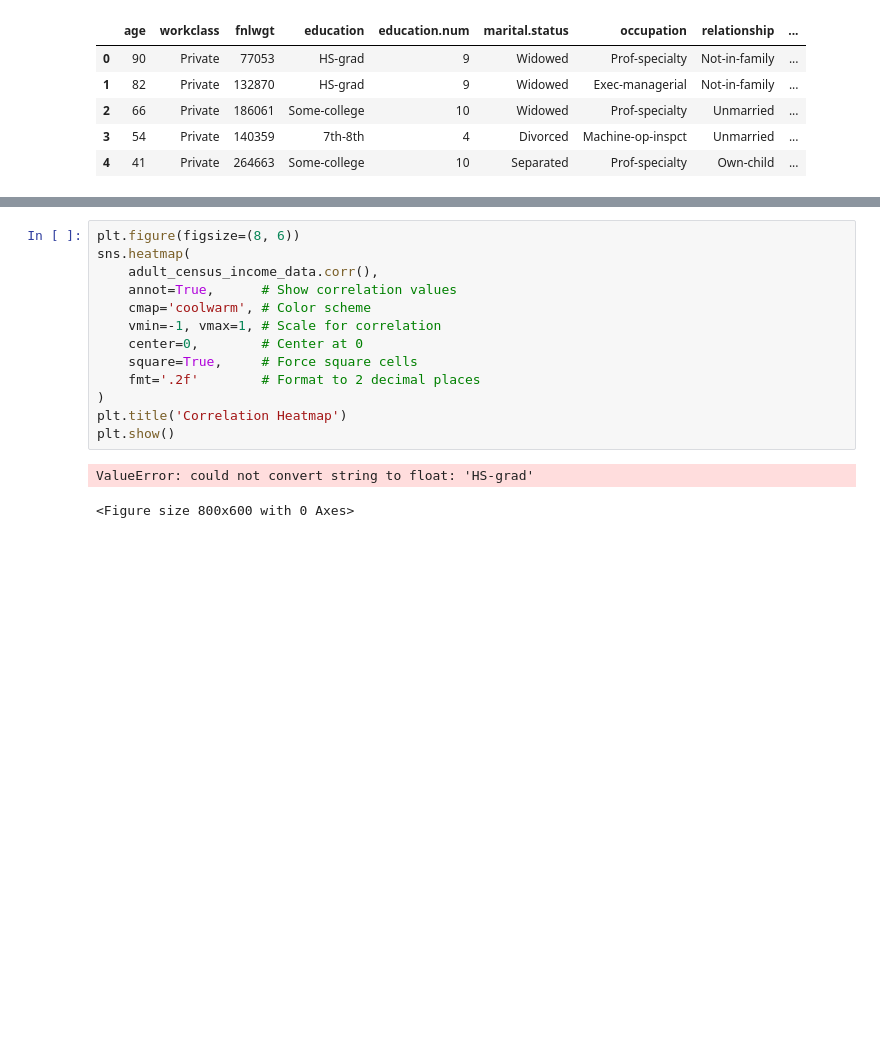
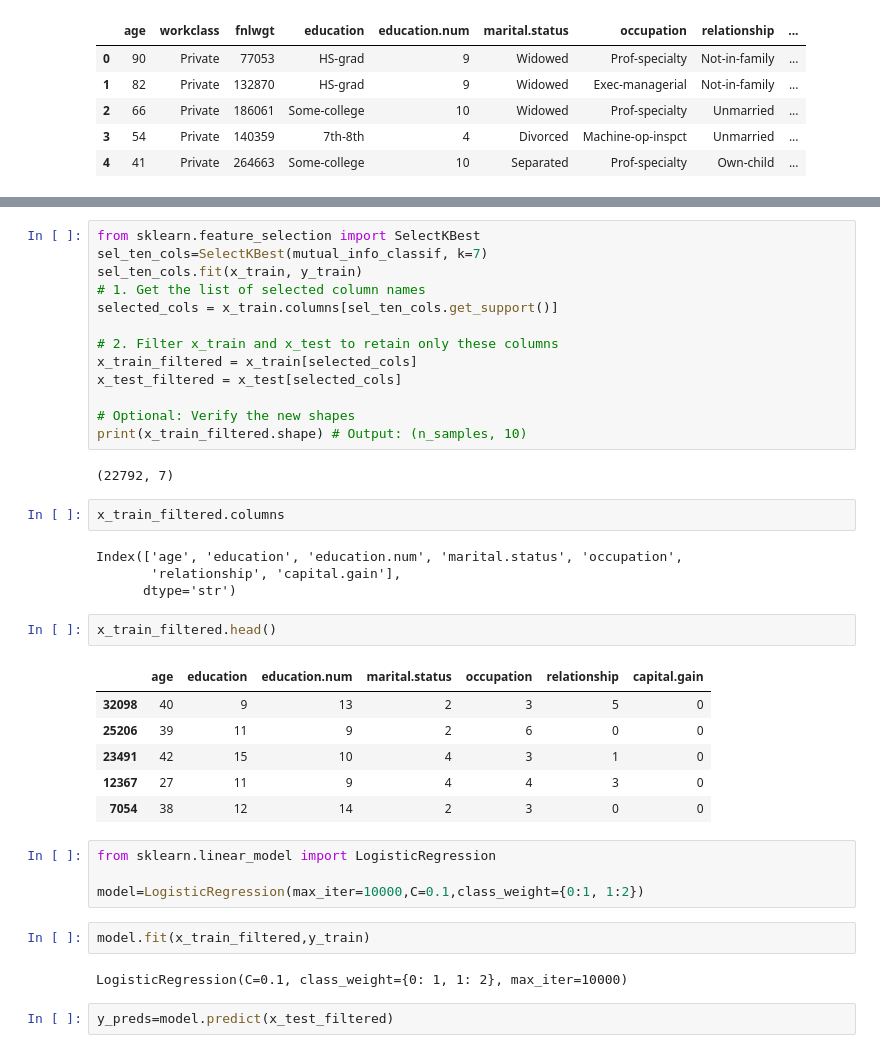
Before and after one commit to niharikajavvaji/Projects, a Jupyter notebook: Adult Census Income Prediction/Adult Census Income.ipynb, the cells around one changed output, grey strips where cells are left out. Drawn from its saved outputs; the diff is of its cells as text; blank space fills up the shorter version.

Commit message:
adult census income prediction completed

```diff
--- a/Adult Census Income Prediction/Adult Census Income.ipynb
+++ b/Adult Census Income Prediction/Adult Census Income.ipynb
@@ -91,16 +155,40 @@ adult_census_income_data.head()
 # %%
-plt.figure(figsize=(8, 6))
-sns.heatmap(
-    adult_census_income_data.corr(),
-    annot=True,      # Show correlation values
-    cmap='coolwarm', # Color scheme
-    vmin=-1, vmax=1, # Scale for correlation
-    center=0,        # Center at 0
-    square=True,     # Force square cells
-    fmt='.2f'        # Format to 2 decimal places
-)
-plt.title('Correlation Heatmap')
-plt.show()
+from sklearn.feature_selection import SelectKBest
+sel_ten_cols=SelectKBest(mutual_info_classif, k=7)
+sel_ten_cols.fit(x_train, y_train)
+# 1. Get the list of selected column names
+selected_cols = x_train.columns[sel_ten_cols.get_support()]
+
+# 2. Filter x_train and x_test to retain only these columns
+x_train_filtered = x_train[selected_cols]
+x_test_filtered = x_test[selected_cols]
+
+# Optional: Verify the new shapes
+print(x_train_filtered.shape) # Output: (n_samples, 10)
 # %% [output]
-ValueError: could not convert string to float: 'HS-grad'
+(22792, 7)
-<Figure size 800x600 with 0 Axes>
+# %%
+x_train_filtered.columns
+# %% [output]
+Index(['age', 'education', 'education.num', 'marital.status', 'occupation',
+       'relationship', 'capital.gain'],
+      dtype='str')
+# %%
+x_train_filtered.head()
+# %% [output]
+|  | age | education | education.num | marital.status | occupation | relationship | capital.gain |
+| 32098 | 40 | 9 | 13 | 2 | 3 | 5 | 0 |
+| 25206 | 39 | 11 | 9 | 2 | 6 | 0 | 0 |
+| 23491 | 42 | 15 | 10 | 4 | 3 | 1 | 0 |
+| 12367 | 27 | 11 | 9 | 4 | 4 | 3 | 0 |
+| 7054 | 38 | 12 | 14 | 2 | 3 | 0 | 0 |
+# %%
+from sklearn.linear_model import LogisticRegression
+
+model=LogisticRegression(max_iter=10000,C=0.1,class_weight={0:1, 1:2})
+# %%
+model.fit(x_train_filtered,y_train)
+# %% [output]
+LogisticRegression(C=0.1, class_weight={0: 1, 1: 2}, max_iter=10000)
+# %%
+y_preds=model.predict(x_test_filtered)
```
Also changed, not shown: parts of 27 cells of this notebook.
